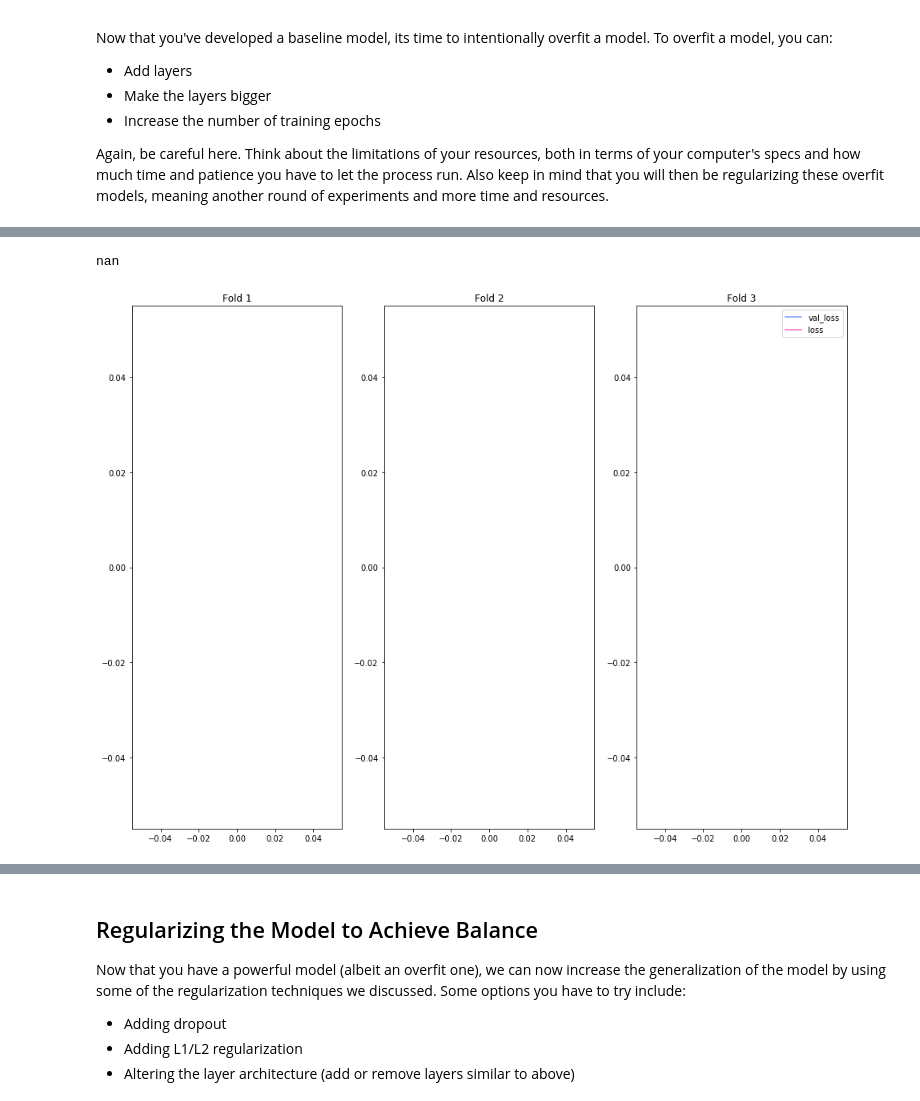
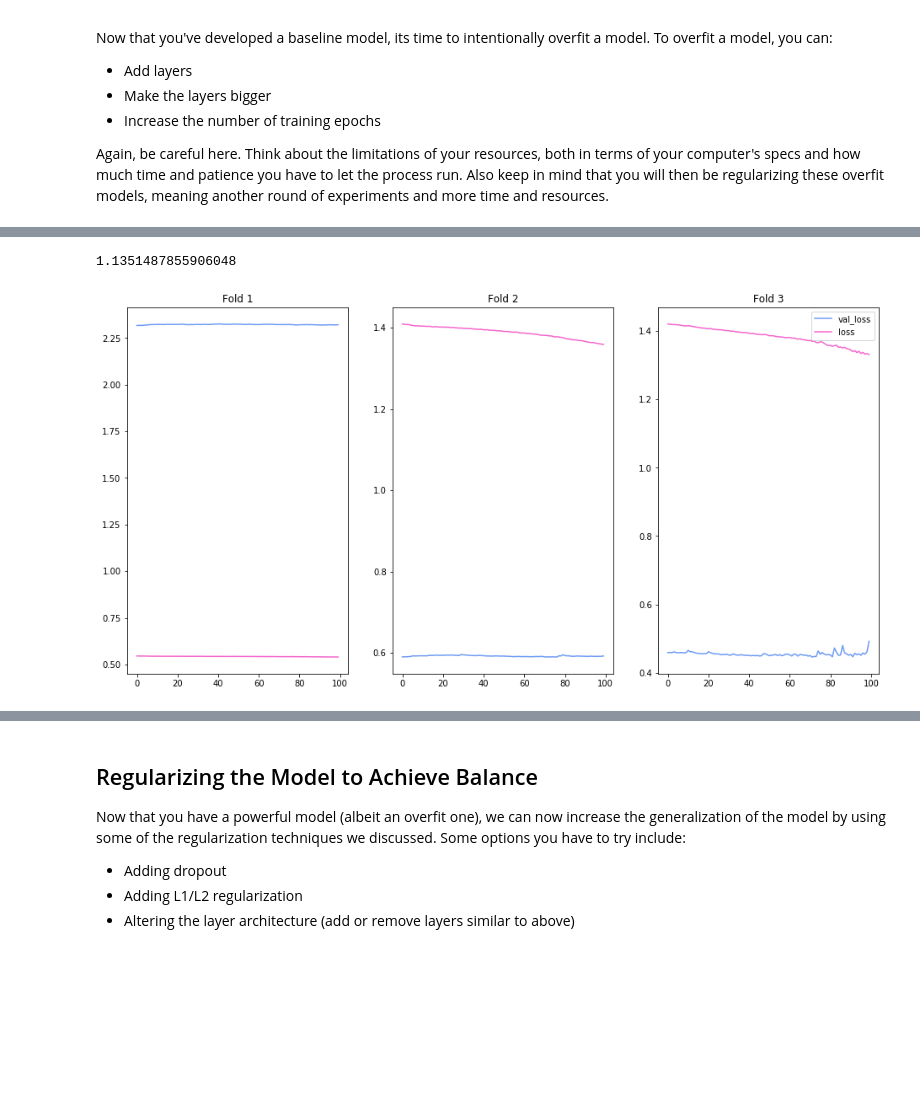
Before and after one commit to jrkreiger/flatiron-school-coursework, a Jupyter notebook: section46/dsc-tuning-neural-networks-from-start-to-finish-lab-online-ds-ft-081219/index.ipynb, the cells around one changed output, grey strips where cells are left out. Saved outputs shown, nothing was run; the diff lists cells and outputs as text; code cells hidden in the pictures; blank space fills up the shorter version.

```diff
--- a/section46/dsc-tuning-neural-networks-from-start-to-finish-lab-online-ds-ft-081219/index.ipynb
+++ b/section46/dsc-tuning-neural-networks-from-start-to-finish-lab-online-ds-ft-081219/index.ipynb
@@ -215,0 +255,20 @@ memory usage: 1.9 MB
+# %%
+# Normalize input data
+X0 = (X0 - np.mean(X0))/(np.std(X0))
+X3 = (X3 - np.mean(X3))/(np.std(X3))
+X4 = (X4 - np.mean(X4))/(np.std(X4))
+X5 = (X5 - np.mean(X5))/(np.std(X5))
+X6 = (X6 - np.mean(X6))/(np.std(X6))
+
+X = pd.concat([X0, X1_dummies, X2_dummies, X3, X4, X5, X6], axis=1)
+# %%
+# Normalize output data
+y = (y - np.mean(y))/np.std(y)
+# %%
+# Train-test splits
+X_train, X_test, y_train, y_test = train_test_split(X, y, test_size=0.1,
+                                                    random_state=123)
+
+X_train, X_val, y_train, y_val = train_test_split(X_train, y_train,
+                                                  test_size=0.2,
+                                                  random_state=123)
@@ -259,7 +320,7 @@ def k_folds(features_train, labels_train, model_obj, k=3, n_epochs=100):
 Here, it is also important to define your evaluation metric that you will look to optimize while tuning the model. Additionally, model training to optimize this metric may consist of using a validation and test set if data is plentiful, or k-folds cross-validation if data is limited. Since this dataset is not overly large, it will be most appropriate to set up a k-folds cross-validation
 # %%
 # Your code here; define and compile an initial model as described
-input_dims = X_train_ready.shape[1]
+input_dims = X_train.shape[1]
 
 np.random.seed(123)
 model = Sequential()
@@ -309,7 +370,7 @@ Now that you've developed a baseline model, its time to intentionally overfit a
 
 Again, be careful here. Think about the limitations of your resources, both in terms of your computer's specs and how much time and patience you have to let the process run. Also keep in mind that you will then be regularizing these overfit models, meaning another round of experiments and more time and resources.
 # %%
-# Add a second 10-node layer
+# Add two more 10-node layers
 # ⏰ This cell may take several mintes to run
 model2 = Sequential()
 model2.add(Dense(7, activation='relu', kernel_initializer='normal',
@@ -320,5 +381,5 @@ model2.add(Dense(1, activation='linear', kernel_initializer='normal'))
 
 model2.compile(optimizer='sgd', loss='mse', metrics=['mse'])
 
-k_folds(X_train_ready, y_train, model2)
+k_folds(X_train, y_train, model2)
 # %% [output]
@@ -330,5 +391,5 @@ STD of validation scores: nan
-nan
+1.1351487855906048
-[figure, old version]
+[figure, new version]
 # %%
 # Use 2 20-node layers
 # ⏰ This cell may take several mintes to run
```
Also changed, not shown: parts of 16 cells of this notebook, 1 other file.
